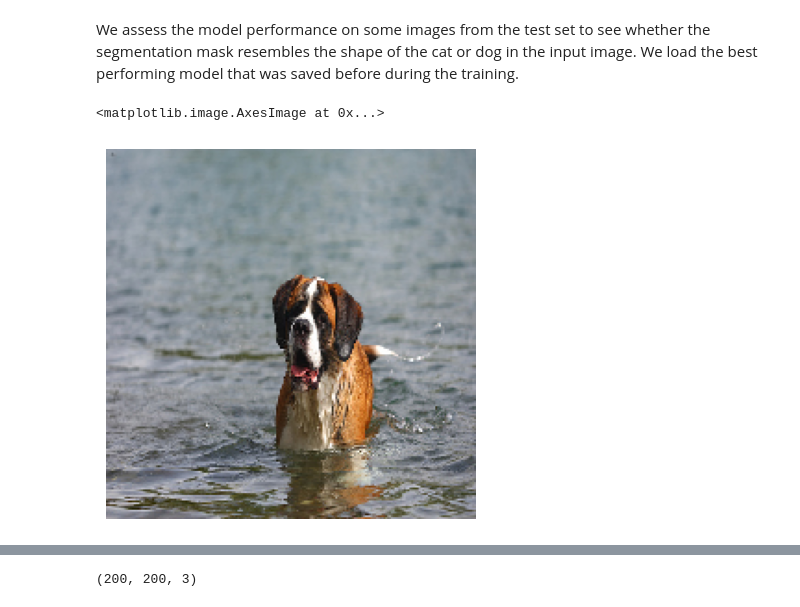
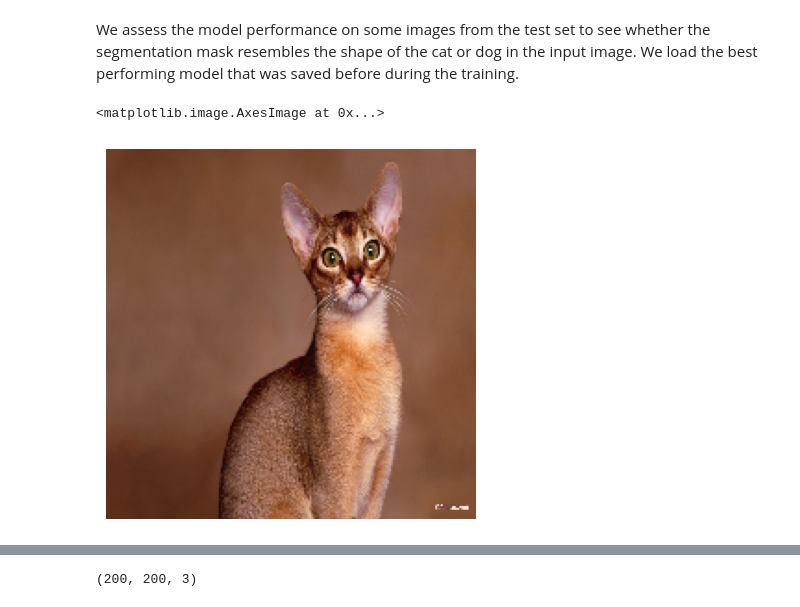
Before and after one commit to luigiselmi/dl_tensorflow, a Jupyter notebook: advanced_computer_vision.ipynb, the cells around one changed output, grey strips where cells are left out. Drawn from its saved outputs; the diff is of its cells as text; code cells hidden in the pictures.

```diff
--- a/advanced_computer_vision.ipynb
+++ b/advanced_computer_vision.ipynb
@@ -296,13 +296,13 @@ We assess the model performance on some images from the test set to see whether
 # %%
 best_model = keras.models.load_model("oxford_segmentation.keras")
 # %%
-index = 0
+index = 1
 test_image = test_input_imgs[index]
 plt.axis("off")
 plt.imshow(array_to_img(test_image))
 # %% [output]
 <matplotlib.image.AxesImage at 0x...>
-[figure, old version]
+[figure, new version]
 # %%
 predicted_mask = best_model.predict(np.expand_dims(test_image, 0))[0]
 # %% [output]
```
Also changed, not shown: parts of 14 cells of this notebook.
